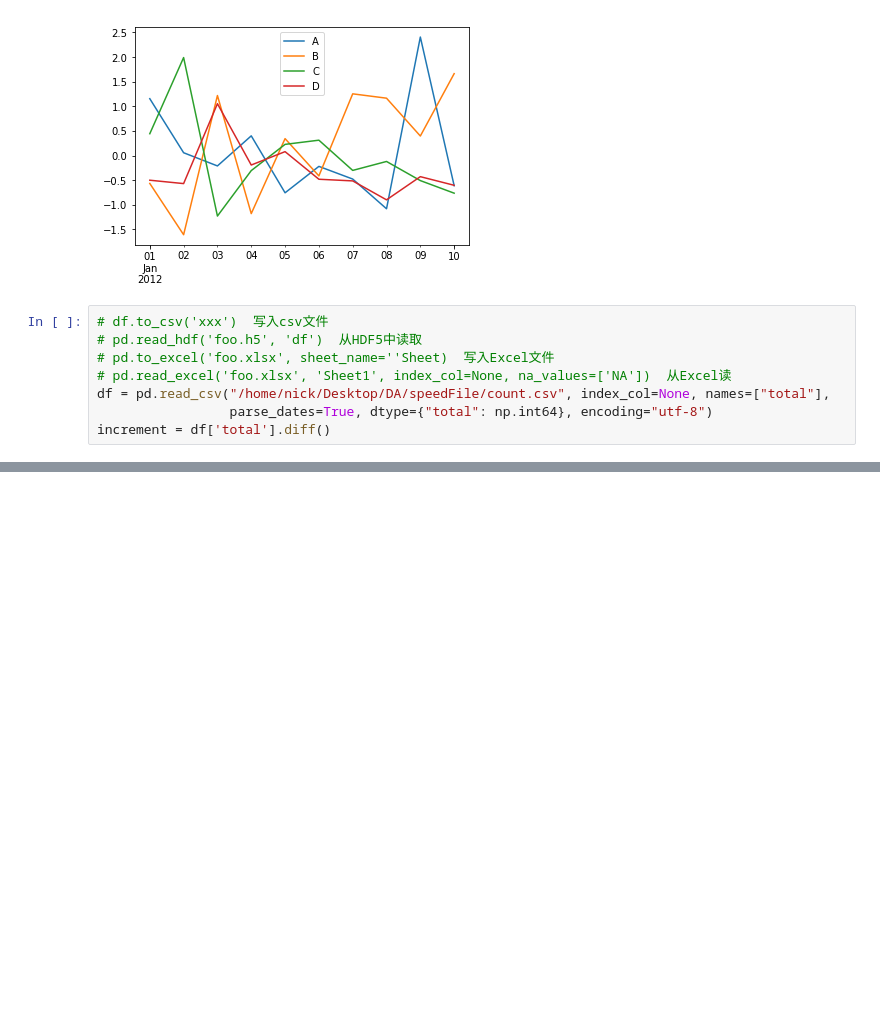
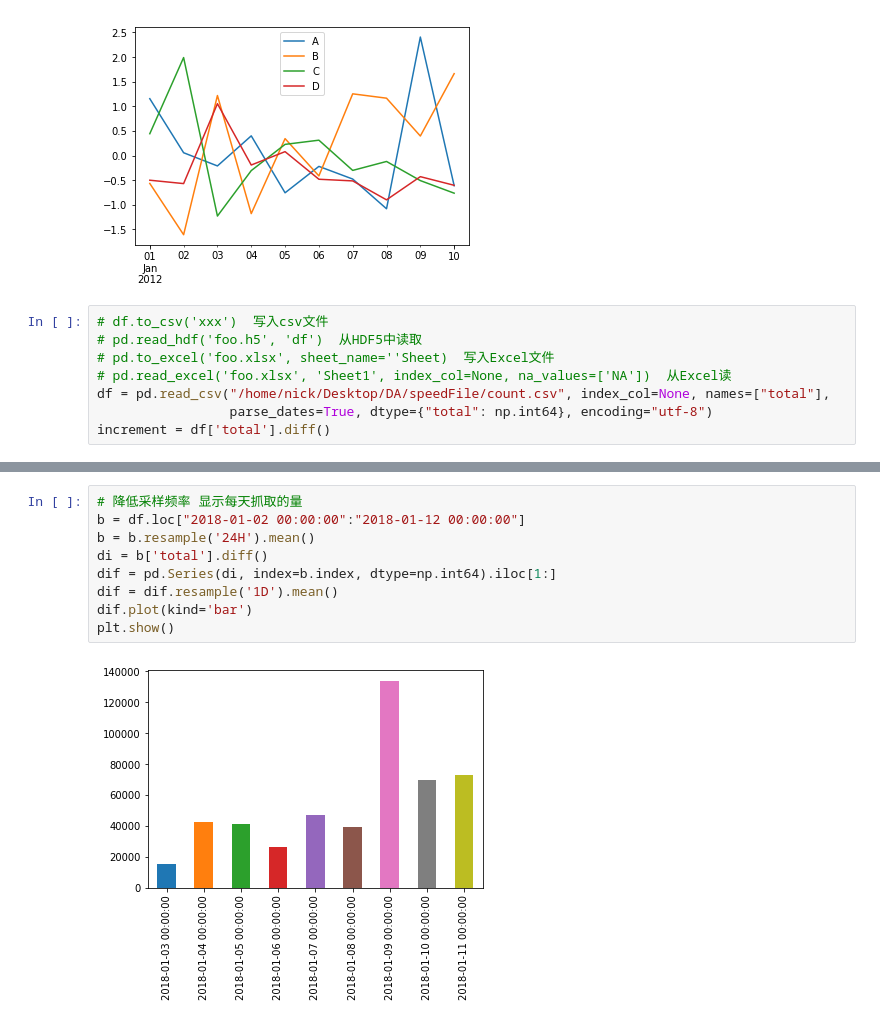
Before and after one commit to nickliqian/keep_learning, a Jupyter notebook: KnowledgeMapping/MatplotlibExp/1-code/studyMix/tenMinutesToPandas.ipynb, the cells around one changed output, grey strips where cells are left out. Saved outputs shown, nothing was run; the diff lists cells and outputs as text; blank space fills up the shorter version.

```diff
--- a/KnowledgeMapping/MatplotlibExp/1-code/tenMinutesToPandas.ipynb
+++ b/KnowledgeMapping/MatplotlibExp/1-code/studyMix/tenMinutesToPandas.ipynb
@@ -1374,0 +1386,11 @@ plt.show()
+# %%
+# 降低采样频率 显示每天抓取的量
+b = df.loc["2018-01-02 00:00:00":"2018-01-12 00:00:00"]
+b = b.resample('24H').mean()
+di = b['total'].diff()
+dif = pd.Series(di, index=b.index, dtype=np.int64).iloc[1:]
+dif = dif.resample('1D').mean()
+dif.plot(kind='bar')
+plt.show()
+# %% [output]
+[figure, added]
```
Also changed, not shown: parts of 6 cells of this notebook, 15 other files.
